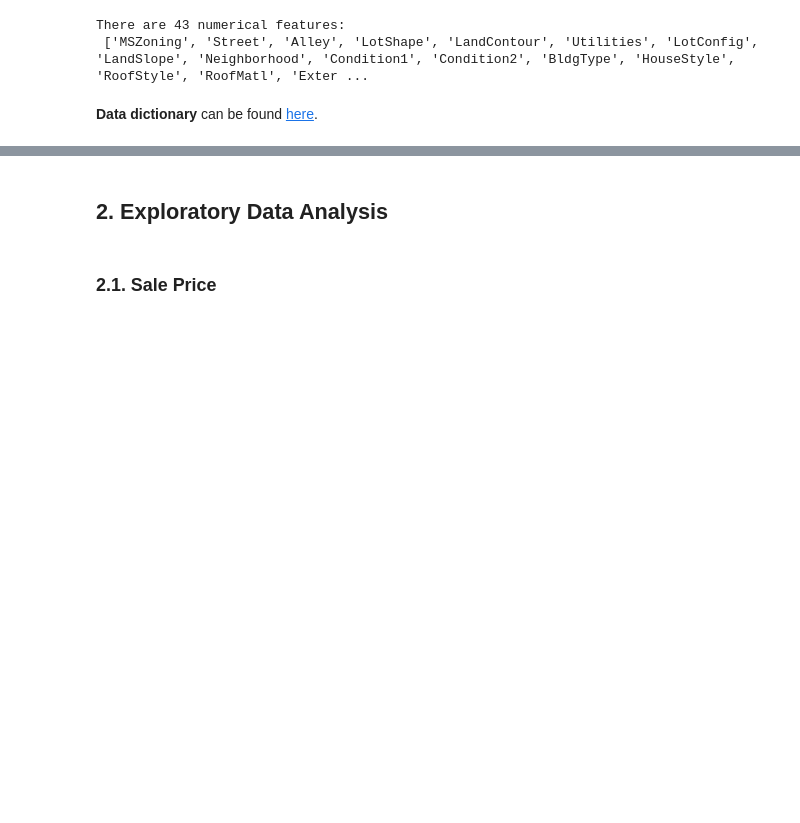
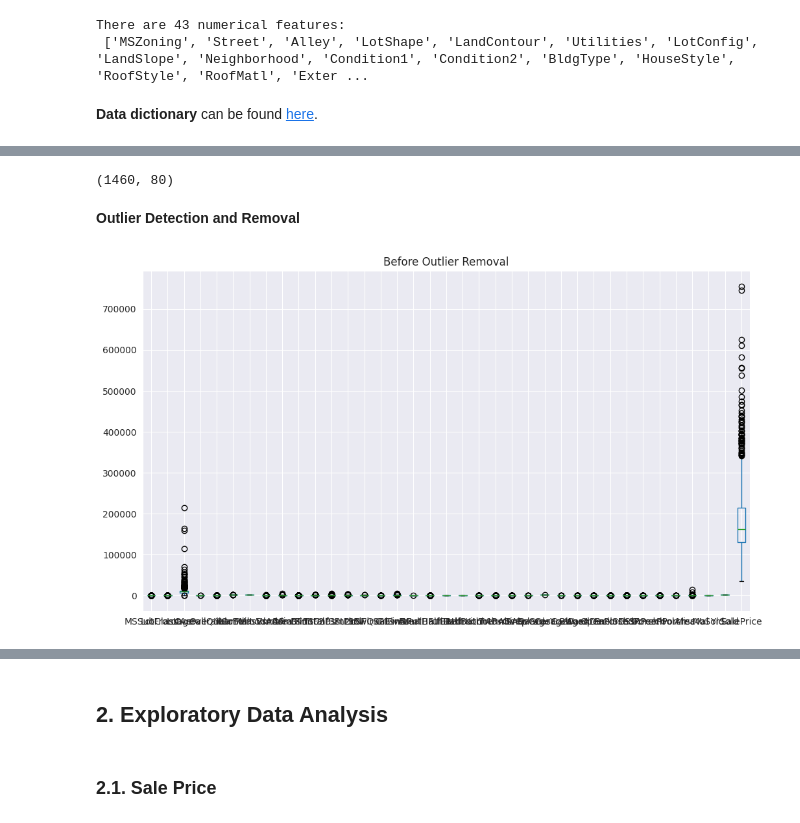
Before and after one commit to hamnasz/Machine-Learning-Basic-Projects, a Jupyter notebook: Regression/Project/ames-house-price.ipynb, the cells around one changed output, grey strips where cells are left out. Saved outputs shown, nothing was run; the diff lists cells and outputs as text; code cells hidden in the pictures; blank space fills up the shorter version.

```diff
--- a/Regression/Project/ames-house-price.ipynb
+++ b/Regression/Project/ames-house-price.ipynb
@@ -50,0 +151,2 @@ There are 43 numerical features:
+# %%
+train_data = pd.concat([numeric_cols, non_numeric_cols], axis=1)
@@ -50,0 +171,13 @@ There are 43 numerical features:
+# %%
+numeric_cols = train_data.select_dtypes(include=[np.number])
+non_numeric_cols = train_data.select_dtypes(exclude=[np.number])
+
+numeric_cols.fillna(numeric_cols.mean(), inplace=True)
+
+for col in non_numeric_cols.columns:
+    non_numeric_cols[col].fillna(non_numeric_cols[col].mode()[0], inplace=True)
+
+train_data = pd.concat([numeric_cols, non_numeric_cols], axis=1)
+
+missing_values = train_data.isnull().sum()
+print(missing_values)
@@ -50,0 +212,5 @@ There are 43 numerical features:
+# %%
+train_data.dropna(inplace=True)
+
+missing_values =train_data.isnull().sum()
+print(missing_values)
@@ -50,0 +230,21 @@ There are 43 numerical features:
+# %%
+train_data.drop_duplicates(inplace=True)
+train_data.shape
+# %% [output]
+(1460, 80)
+# %% [markdown]
+**Outlier Detection and Removal**
+# %%
+numeric_cols = train_data.select_dtypes(include=[np.number])
+Q1 = numeric_cols.quantile(0.25)
+Q3 = numeric_cols.quantile(0.75)
+IQR = Q3 - Q1
+train_data_cleaned = train_data[~((numeric_cols < (Q1 - 1.5 * IQR)) | (numeric_cols > (Q3 + 1.5 * IQR))).any(axis=1)]
+plt.figure(figsize=(20, 6))
+plt.subplot(1, 2, 1)
+numeric_cols.boxplot()
+plt.title("Before Outlier Removal")
+plt.tight_layout()
+plt.show()
+# %% [output]
+[figure, added]
```
Also changed, not shown: parts of 33 cells of this notebook.
